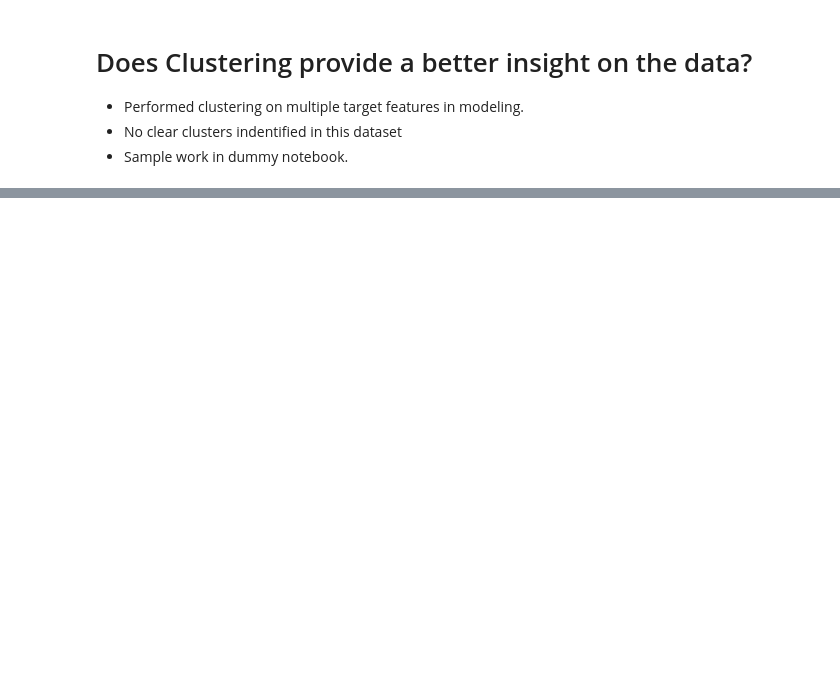
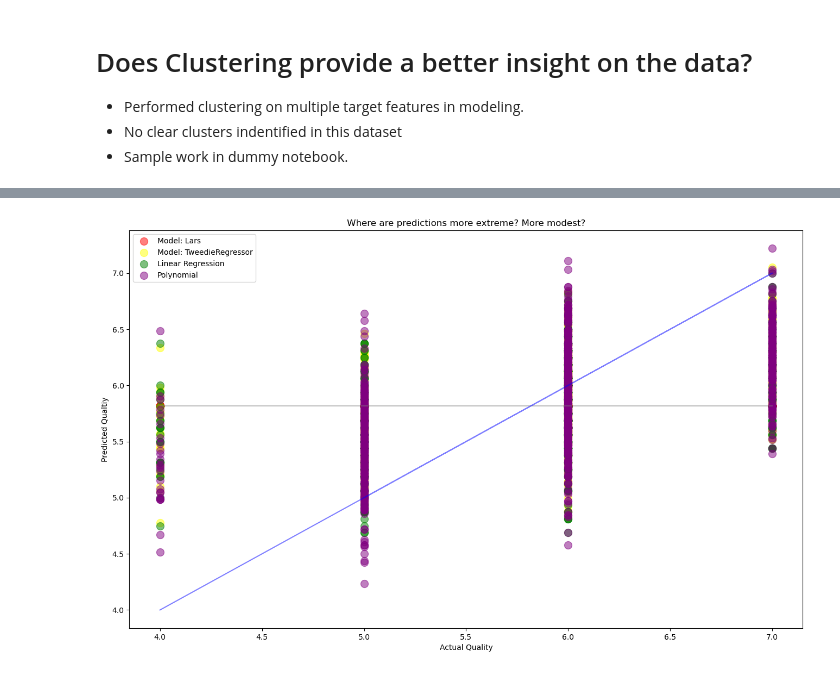
Before and after one commit to DCWineCO/clustering_wine, a Jupyter notebook: cluster_final_report.ipynb, the cells around one changed output, grey strips where cells are left out. Saved outputs shown, nothing was run; the diff lists cells and outputs as text; code cells hidden in the pictures; blank space fills up the shorter version.

```diff
--- a/cluster_final_report.ipynb
+++ b/cluster_final_report.ipynb
@@ -571,0 +350,5 @@ Polynomial Model decreased errors by 23.35%
+# %%
+#Model Predictions vs Actual
+prepare.plot_model_pred(y_validate)
+# %% [output]
+[figure, added]
```
Also changed, not shown: parts of 55 cells of this notebook, 1 other file.
